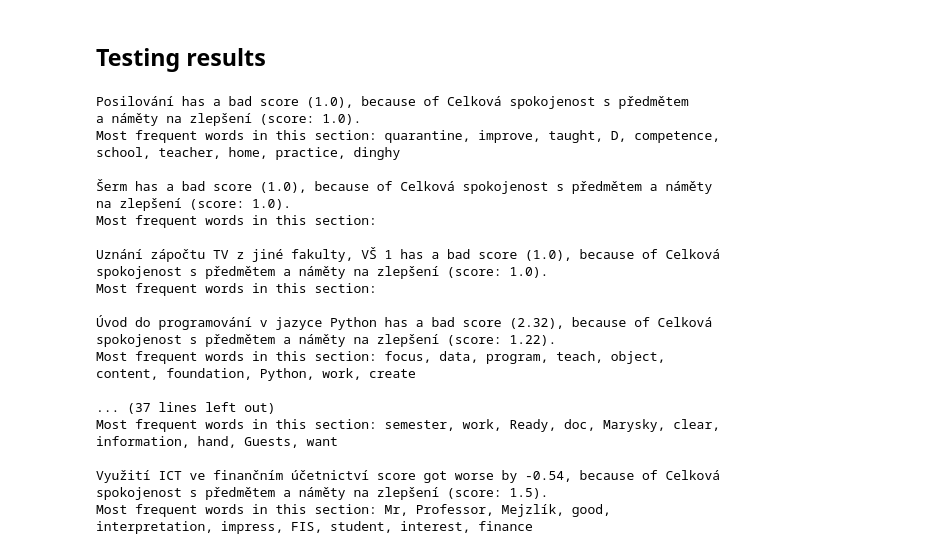
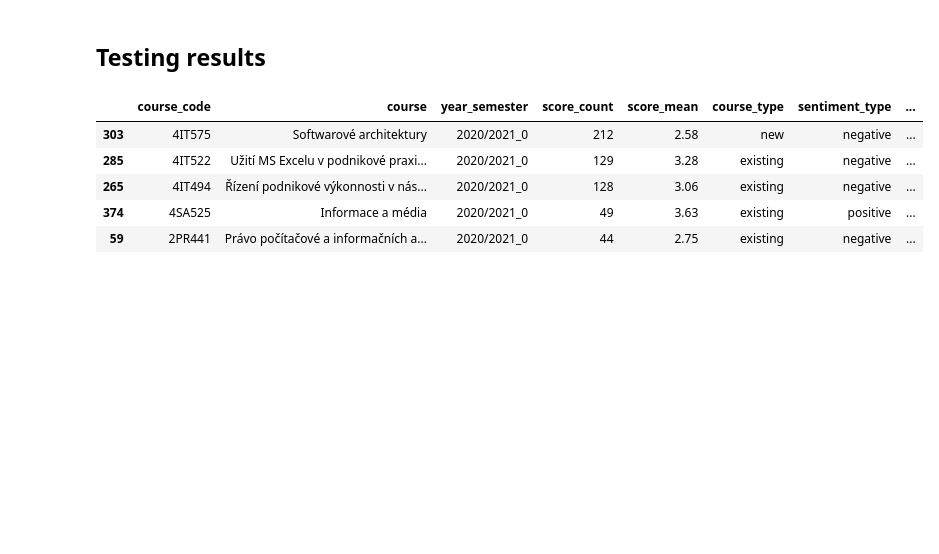
Before and after one commit to daann8/VSE_studentske-ankety, a Jupyter notebook: top_problems.ipynb, the cells around one changed output. Saved outputs shown, nothing was run; the diff lists cells and outputs as text; code cells hidden in the pictures; blank space fills up the shorter version.

```diff
--- a/top_problems.ipynb
+++ b/top_problems.ipynb
@@ -215,28 +246,28 @@ for index, row in df_new_and_existing_courses.iterrows():
+# %%
+for index, row in df_appended.iterrows():
+    if row['course_type'] == 'new':
+        if row['sentiment_type'] == 'negative':
+            sentence = row['course'] + ' má nízké hodnocení (' + str(row['score_mean']) + ') kvůli sekci ' + row['reason_name'] + ' (hodnocení: ' + str(row['reason_value']) + '). Nejfrekventovanější slova: ' + row['reason_text']
+        elif row['sentiment_type'] == 'positive':
+            sentence = row['course'] + ' má vysoké hodnocení (' + str(row['score_mean']) + ') díky sekci ' + row['reason_name'] + ' (hodnocení: ' + str(row['reason_value']) + '). Nejfrekventovanější slova: ' + row['reason_text']
+
+    elif row['course_type'] == 'existing':
+        if row['sentiment_type'] == 'negative':
+            sentence = row['course'] + ' má pokles hodnocení (' + str(row['score_mean_diff']) + ') kvůli sekci ' + row['reason_name'] + ' (hodnocení: ' + str(row['reason_value']) + '). Nejfrekventovanější slova: ' + row['reason_text']
+        elif row['sentiment_type'] == 'positive':
+            sentence = row['course'] + ' má nárůst hodnocení (' + str(row['score_mean_diff']) + ') díky sekci ' + row['reason_name'] + ' (hodnocení: ' + str(row['reason_value']) + '). Nejfrekventovanější slova: ' + row['reason_text']
+
+    # creating column with the final sentence
+
+    df_appended.loc[index,'sentence'] = sentence
 # %% [markdown]
 ## Testing results
-# %%
-for index, row in df_new_and_existing_courses.iterrows():
-    if row['course_type'] == 'new':
-        print(row['course'] + ' has a bad score (' + str(row['score_mean']) + '), because of ' + row['reason_name'] + ' (score: ' + str(row['reason_value']) + ').\nMost frequent words in this section: ' + row['reason_text'])
-        print()
-    elif row['course_type'] == 'existing':
-        print(row['course'] + ' score got worse by ' + str(row['score_mean_diff']) + ', because of ' + row['reason_name'] + ' (score: ' + str(row['reason_value']) + ').\nMost frequent words in this section: ' + row['reason_text'])
-        print()
-# %% [output]
-Posilování has a bad score (1.0), because of Celková spokojenost s předmětem a náměty na zlepšení (score: 1.0).
-Most frequent words in this section: quarantine, improve, taught, D, competence, school, teacher, home, practice, dinghy
-
-Šerm has a bad score (1.0), because of Celková spokojenost s předmětem a náměty na zlepšení (score: 1.0).
-Most frequent words in this section:
-
-Uznání zápočtu TV z jiné fakulty, VŠ 1 has a bad score (1.0), because of Celková spokojenost s předmětem a náměty na zlepšení (score: 1.0).
-Most frequent words in this section:
-
-Úvod do programování v jazyce Python has a bad score (2.32), because of Celková spokojenost s předmětem a náměty na zlepšení (score: 1.22).
-Most frequent words in this section: focus, data, program, teach, object, content, foundation, Python, work, create
-
-... (37 lines left out)
-Most frequent words in this section: semester, work, Ready, doc, Marysky, clear, information, hand, Guests, want
-
-Využití ICT ve finančním účetnictví score got worse by -0.54, because of Celková spokojenost s předmětem a náměty na zlepšení (score: 1.5).
-Most frequent words in this section: Mr, Professor, Mejzlík, good, interpretation, impress, FIS, student, interest, finance
+# %%
+df_appended.head()
+# %% [output]
+|  | course_code | course | year_semester | score_count | score_mean | course_type | sentiment_type | ... |
+| 303 | 4IT575 | Softwarové architektury | 2020/2021_0 | 212 | 2.58 | new | negative | ... |
+| 285 | 4IT522 | Užití MS Excelu v podnikové praxi... | 2020/2021_0 | 129 | 3.28 | existing | negative | ... |
+| 265 | 4IT494 | Řízení podnikové výkonnosti v nás... | 2020/2021_0 | 128 | 3.06 | existing | negative | ... |
+| 374 | 4SA525 | Informace a média | 2020/2021_0 | 49 | 3.63 | existing | positive | ... |
+| 59 | 2PR441 | Právo počítačové a informačních a... | 2020/2021_0 | 44 | 2.75 | existing | negative | ... |
```
Also changed, not shown: parts of 21 cells of this notebook.
